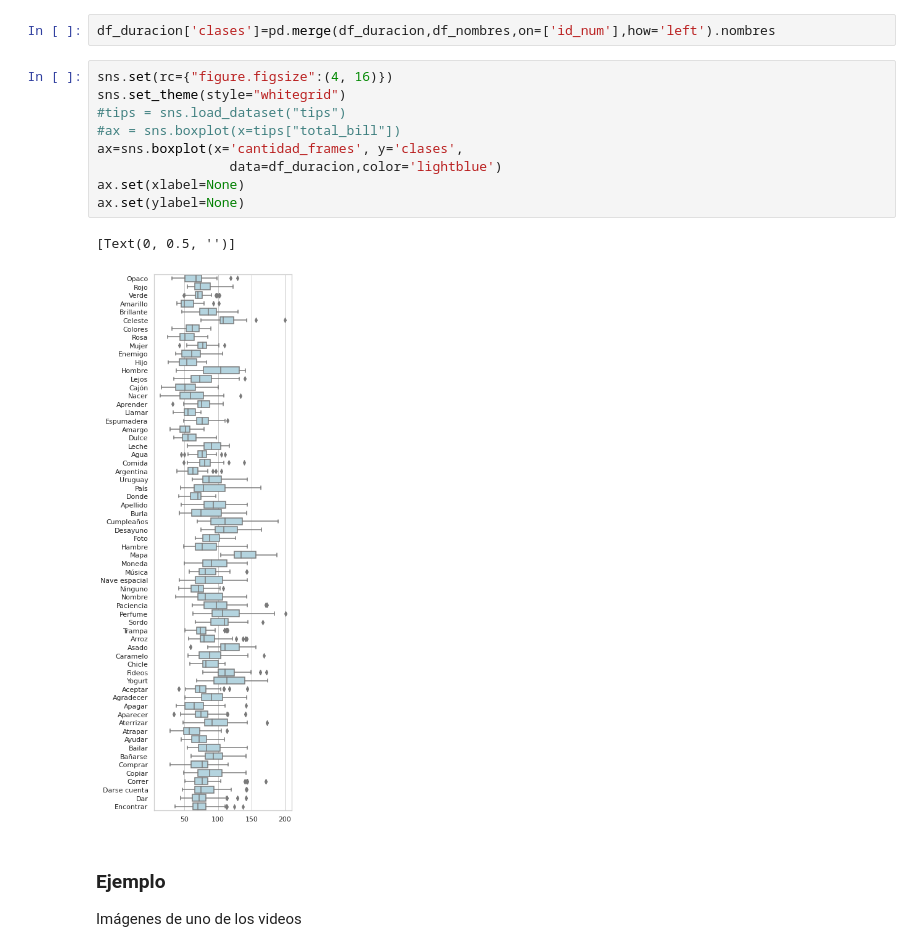
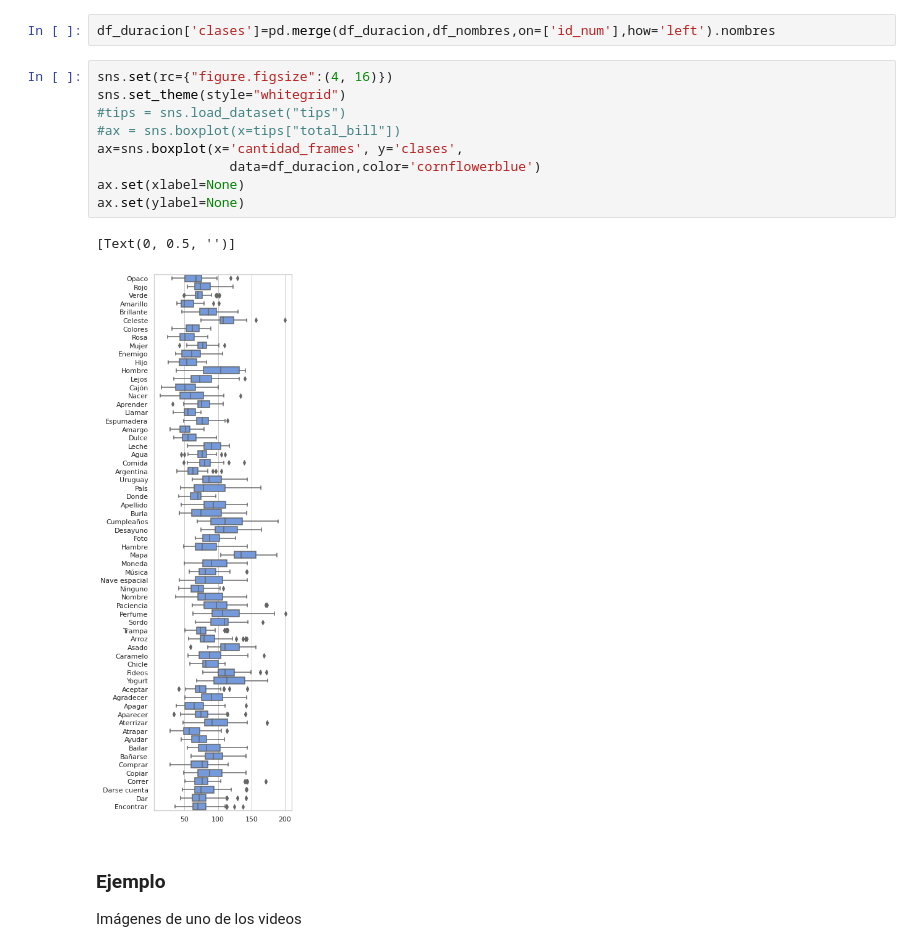
Before and after one commit to ffelicioni/conv3d_video, a Jupyter notebook: clasificar_hands.ipynb, the cells around one changed output. Drawn from its saved outputs; the diff is of its cells as text.

```diff
--- a/clasificar_hands.ipynb
+++ b/clasificar_hands.ipynb
@@ -323,15 +323,15 @@ df_duracion['clases']=pd.merge(df_duracion,df_nombres,on=['id_num'],how='left').
 # %%
 sns.set(rc={"figure.figsize":(4, 16)})
 sns.set_theme(style="whitegrid")
 #tips = sns.load_dataset("tips")
 #ax = sns.boxplot(x=tips["total_bill"])
 ax=sns.boxplot(x='cantidad_frames', y='clases',
-                 data=df_duracion,color='lightblue')
+                 data=df_duracion,color='cornflowerblue')
 ax.set(xlabel=None)
 ax.set(ylabel=None)
 # %% [output]
 [Text(0, 0.5, '')]
-[figure, old version]
+[figure, new version]
 # %% [markdown]
 ### Ejemplo
 Imágenes de uno de los videos
```
Also changed, not shown: parts of 7 cells of this notebook.
